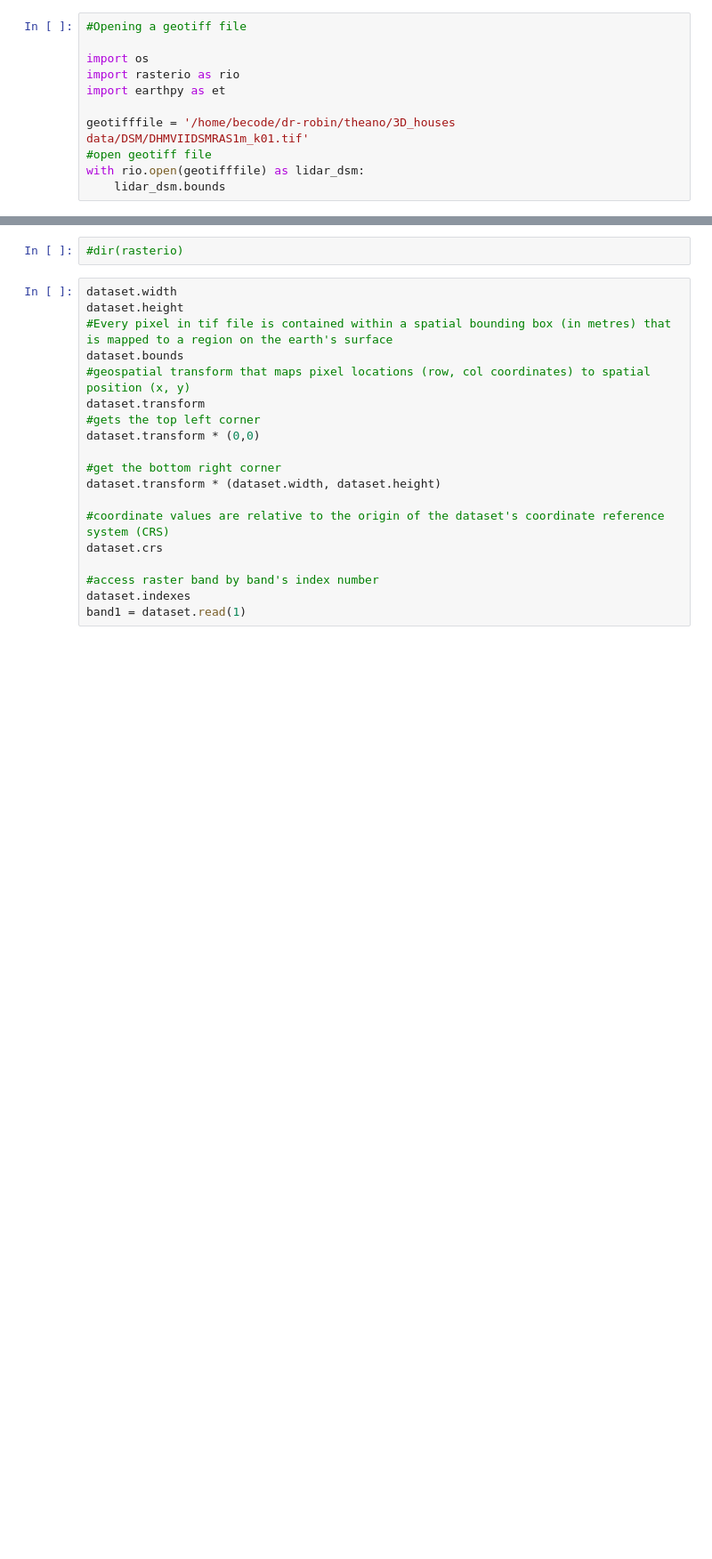
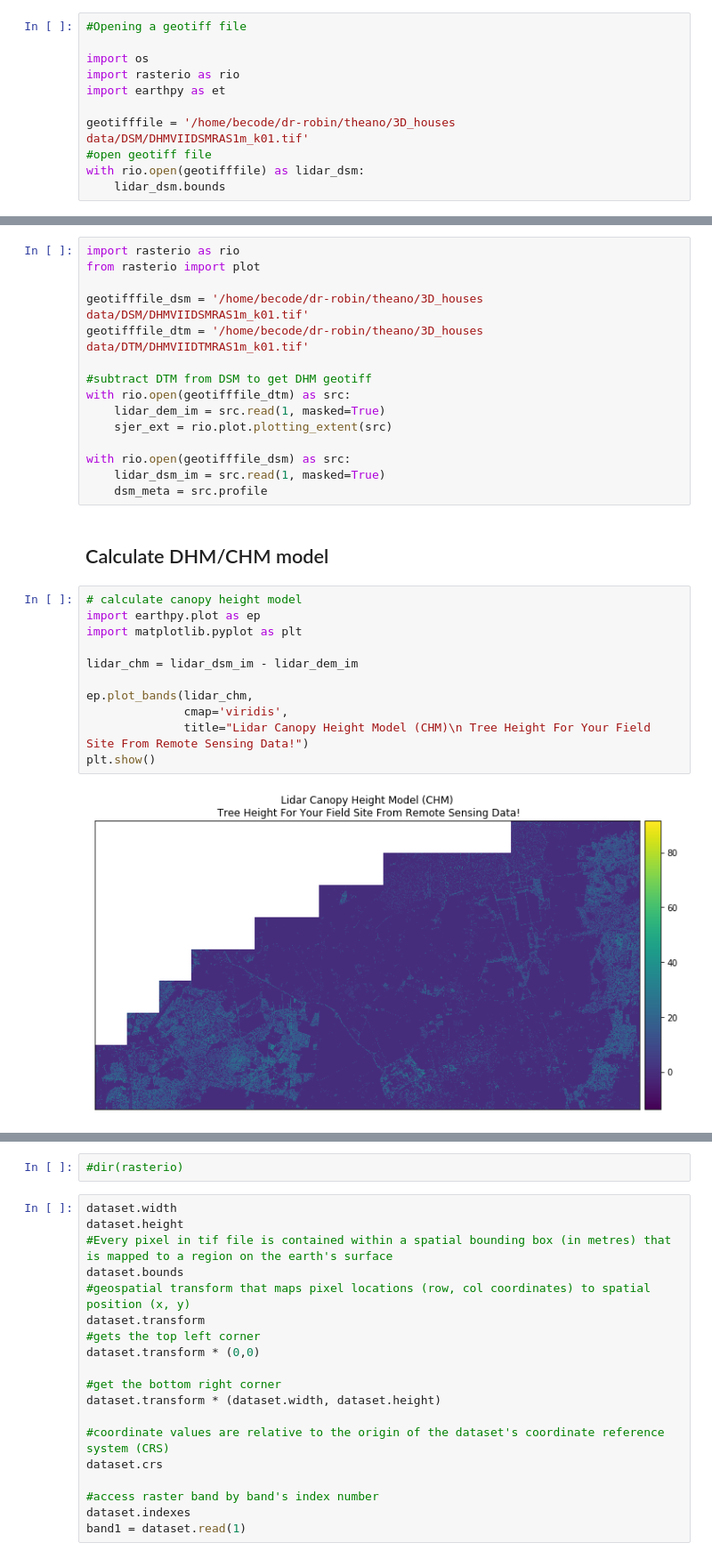
Before and after one commit to dr-robin/3D_houses, a Jupyter notebook: 3D_houses_data exploration.ipynb, the cells around one changed output, grey strips where cells are left out. Shown: that part at 89% size. Drawn from its saved outputs; the diff is of its cells as text; blank space fills up the shorter version.

Commit message:
updates: DHM calculated

```diff
--- a/3D_houses_data exploration.ipynb
+++ b/3D_houses_data exploration.ipynb
@@ -115,3 +162,33 @@ lidar_dsm.crs.data
 EPSG:31370
 BoundingBox(left=145000.0, bottom=238000.0, right=162000.0, top=247000.0)
 {'init': 'epsg:31370'}
+# %%
+import rasterio as rio
+from rasterio import plot
+
+geotifffile_dsm = '/home/becode/dr-robin/theano/3D_houses data/DSM/DHMVIIDSMRAS1m_k01.tif'
+geotifffile_dtm = '/home/becode/dr-robin/theano/3D_houses data/DTM/DHMVIIDTMRAS1m_k01.tif'
+
+#subtract DTM from DSM to get DHM geotiff
+with rio.open(geotifffile_dtm) as src:
+    lidar_dem_im = src.read(1, masked=True)
+    sjer_ext = rio.plot.plotting_extent(src)
+
+with rio.open(geotifffile_dsm) as src:
+    lidar_dsm_im = src.read(1, masked=True)
+    dsm_meta = src.profile
+# %% [markdown]
+## Calculate DHM/CHM model
+# %%
+# calculate canopy height model
+import earthpy.plot as ep
+import matplotlib.pyplot as plt
+
+lidar_chm = lidar_dsm_im - lidar_dem_im
+
+ep.plot_bands(lidar_chm,
+              cmap='viridis',
+              title="Lidar Canopy Height Model (CHM)\n Tree Height For Your Field Site From Remote Sensing Data!")
+plt.show()
+# %% [output]
+[figure, added]
```
Also changed, not shown: parts of 18 cells of this notebook.
